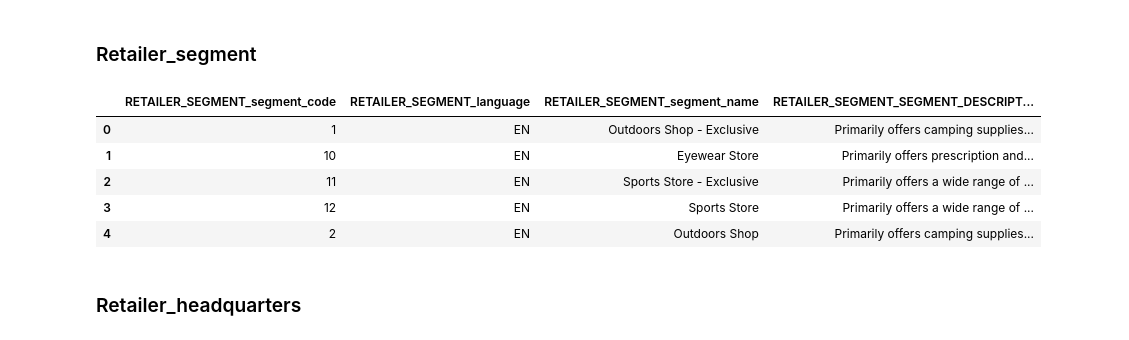
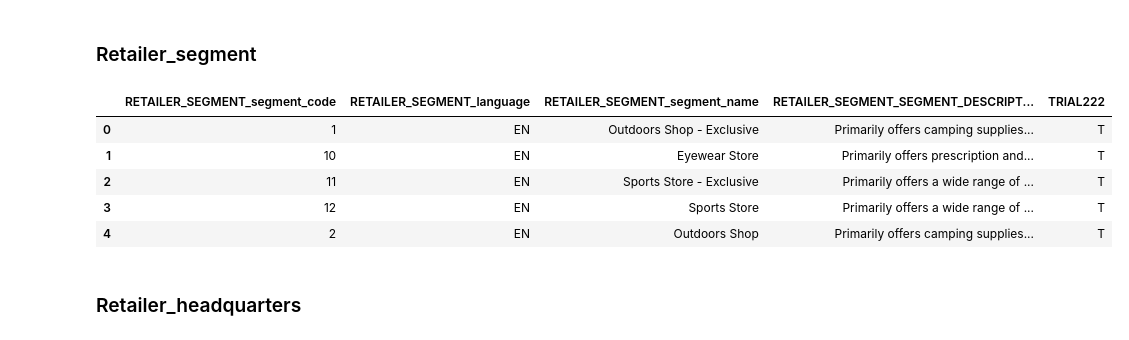
Before and after one commit to Nrojt/SE4-DEDS-Pyhton-opdrachten, a Jupyter notebook: week 4/4.3/Practicum_4.3.ipynb, the cells around one changed output. Drawn from its saved outputs; the diff is of its cells as text; code cells hidden in the pictures.

```diff
--- a/week 4/4.3/Practicum_4.3.ipynb
+++ b/week 4/4.3/Practicum_4.3.ipynb
@@ -631,12 +638,11 @@ order_header = pd.merge(order_header, sales_staff, left_on='SALES_STAFF_CODE', r
 order_header = pd.merge(order_header, retailer_site, left_on='RETAILER_SITE_CODE', right_on='RETAILER_SITE_code')
 order_header = pd.merge(order_header, retailer_contact, left_on='RETAILER_CONTACT_CODE', right_on='RETAILER_CONTACT_code')
 
-# dropping the trial885 column
-order_header = order_header.drop(columns=['TRIAL885'])
-
 # rename the columns
 order_header = order_header.rename(columns={'ORDER_NUMBER': 'ORDER_HEADER_number', 'RETAILER_NAME': 'ORDER_HEADER_RETAILER_NAME', 'SALES_STAFF_CODE': 'ORDER_HEADER_SALES_STAFF', 'SALES_BRANCH_CODE': 'ORDER_HEADER_SALES_BRANCH_CODE', 'ORDER_DATE': 'ORDER_HEADER_ORDER_DATE', 'RETAILER_SITE_CODE': 'ORDER_HEADER_RETAILER_SITE_CODE', 'RETAILER_CONTACT_CODE': 'ORDER_HEADER_RETAILER_CONTACT_CODE'})
 
+all_dataframes.append(order_header)
+
 order_header.head()
 # %% [output]
 |  | ORDER_HEADER_number | ORDER_HEADER_RETAILER_NAME | ORDER_HEADER_RETAILER_SITE_CODE | ORDER_HEADER_RETAILER_CONTACT_CODE | ... |
@@ -651,6 +657,8 @@ order_header.head()
 # %%
 go_sales_inventory_levels = go_sales_inventory_levels.rename(columns={'INVENTORY_COUNT': 'GO_SALES_INVENTORY_LEVELS_INVENTORY_COUNT', 'PRODUCT_NUMBER': 'GO_SALES_INVENTORY_LEVELS_PRODUCT_NUMBER', 'YEAR_MONTH': 'GO_SALES_INVENTORY_LEVELS_YEAR_MONTH'})
 
+all_dataframes.append(go_sales_inventory_levels)
+
 go_sales_inventory_levels.head()
 # %% [output]
 |  | INVENTORY_YEAR | INVENTORY_MONTH | GO_SALES_INVENTORY_LEVELS_PRODUCT... | GO_SALES_INVENTORY_LEVELS_INVENTO... |
@@ -664,6 +672,8 @@ go_sales_inventory_levels.head()
 # %%
 go_sales_product_forecast = go_sales_product_forcast.rename(columns={'EXPECTED_VOLUME': 'GO_SALES_PRODUCT_FORECAST_EXPECTED_VOLUME', 'EXPECTED_COST': 'GO_SALES_PRODUCT_FORECAST_EXPECTED_COST', 'EXPECTED_MARGIN': 'GO_SALES_PRODUCT_FORECAST_EXPECTED_MARGIN', 'PRODUCT_NUMBER': 'GO_SALES_PRODUCT_FORECAST_PRODUCT_NUMBER', 'YEAR_MONTH': 'GO_SALES_PRODUCT_FORECAST_YEAR_MONTH'})
 
+all_dataframes.append(go_sales_product_forecast)
+
 go_sales_product_forecast.head()
 # %% [output]
 |  | GO_SALES_PRODUCT_FORECAST_PRODUCT... | YEAR | MONTH | GO_SALES_PRODUCT_FORECAST_EXPECTE... |
@@ -676,18 +686,17 @@ go_sales_product_forecast.head()
 ###  SALES_TARGETData
 # %%
 # merge product, retailer and sales_staff
-go_sales_sales_target_data = pd.merge(go_sales_sales_target_data, product, left_on='PRODUCT_NUMBER', right_on='PRODUCT_number')
+go_sales_sales_target_data = pd.merge(go_sales_sales_target_data, product, left_on='PRODUCT_NUMBER', right_on='PRODUCT_number', suffixes=('_product', '_retailer'))
 
-go_sales_sales_target_data = pd.merge(go_sales_sales_target_data, retailer, left_on='RETAILER_CODE', right_on='RETAILER_code')
+go_sales_sales_target_data = pd.merge(go_sales_sales_target_data, retailer, left_on='RETAILER_CODE', right_on='RETAILER_code', suffixes=('_retailer', '_sales_staff'))
 
 # delete the original columns that are replaced by product, retailer and sales_staff
 go_sales_sales_target_data = go_sales_sales_target_data.drop(columns=['PRODUCT_NUMBER', 'RETAILER_CODE', 'RETAILER_name', 'RETAILER_COMPANY_CODE_MR_company', 'RETAILER_RETAILER_TYPE_retailer_type_code', 'RETAILER_RETAILER_TYPE_retailer_type_EN'])
 
-# deleting the trial888 column
-go_sales_sales_target_data = go_sales_sales_target_data.drop(columns=['TRIAL888_x', 'TRIAL888_y', 'TRIAL888'])
-
 sales_target_data = go_sales_sales_target_data.rename(columns={'SALES_YEAR': 'SALES_TARGETDATA_SALES_YEAR', 'SALES_PERIOD': 'SALES_TARGETDATA_SALES_PERIOD', 'RETAILER_NAME': 'SALES_TARGETDATA_RETAILER_NAME', 'SALES_TARGET': 'SALES_TARGETDATA_SALES_TARGET', 'TARGET_COST': 'SALES_TARGETDATA_TARGET_COST', 'TARGET_MARGIN': 'SALES_TARGETDATA_TARGET_MARGIN', 'SALES_STAFF_CODE': 'SALES_TARGETDATA_SALES_STAFF_CODE', 'PRODUCT_NUMBER': 'SALES_TARGETDATA_PRODUCT_NUMBER', 'RETAILER_CODE': 'SALES_TARGETDATA_RETAILER_CODE'})
 
+all_dataframes.append(sales_target_data)
+
 sales_target_data.head()
 # %% [output]
 |  | Id | SALES_TARGETDATA_SALES_STAFF_CODE | SALES_TARGETDATA_SALES_YEAR | SALES_TARGETDATA_SALES_PERIOD | SALES_TARGETDATA_RETAILER_NAME | ... |
@@ -700,21 +710,20 @@ sales_target_data.head()
 ### Retailer_segment
 # %%
 retailer_segment = go_crm_retailer_segment
-
-# dropping trial222 column
-retailer_segment = retailer_segment.drop(columns=['TRIAL222'])
 
 # rename the columns
 retailer_segment = retailer_segment.rename(columns={'SEGMENT_CODE': 'RETAILER_SEGMENT_segment_code', 'LANGUAGE': 'RETAILER_SEGMENT_language', 'SEGMENT_NAME': 'RETAILER_SEGMENT_segment_name', 'SEGMENT_DESCRIPTION': 'RETAILER_SEGMENT_SEGMENT_DESCRIPTION_description'})
 
+all_dataframes.append(retailer_segment)
+
 retailer_segment.head()
 # %% [output]
-|  | RETAILER_SEGMENT_segment_code | RETAILER_SEGMENT_language | RETAILER_SEGMENT_segment_name | RETAILER_SEGMENT_SEGMENT_DESCRIPT... |
-| 0 | 1 | EN | Outdoors Shop - Exclusive | Primarily offers camping supplies... |
-| 1 | 10 | EN | Eyewear Store | Primarily offers prescription and... |
-| 2 | 11 | EN | Sports Store - Exclusive | Primarily offers a wide range of ... |
-| 3 | 12 | EN | Sports Store | Primarily offers a wide range of ... |
-| 4 | 2 | EN | Outdoors Shop | Primarily offers camping supplies... |
+|  | RETAILER_SEGMENT_segment_code | RETAILER_SEGMENT_language | RETAILER_SEGMENT_segment_name | RETAILER_SEGMENT_SEGMENT_DESCRIPT... | TRIAL222 |
+| 0 | 1 | EN | Outdoors Shop - Exclusive | Primarily offers camping supplies... | T |
+| 1 | 10 | EN | Eyewear Store | Primarily offers prescription and... | T |
+| 2 | 11 | EN | Sports Store - Exclusive | Primarily offers a wide range of ... | T |
+| 3 | 12 | EN | Sports Store | Primarily offers a wide range of ... | T |
+| 4 | 2 | EN | Outdoors Shop | Primarily offers camping supplies... | T |
 # %% [markdown]
 ### Retailer_headquarters
 # %%
```
Also changed, not shown: parts of 30 cells of this notebook.
